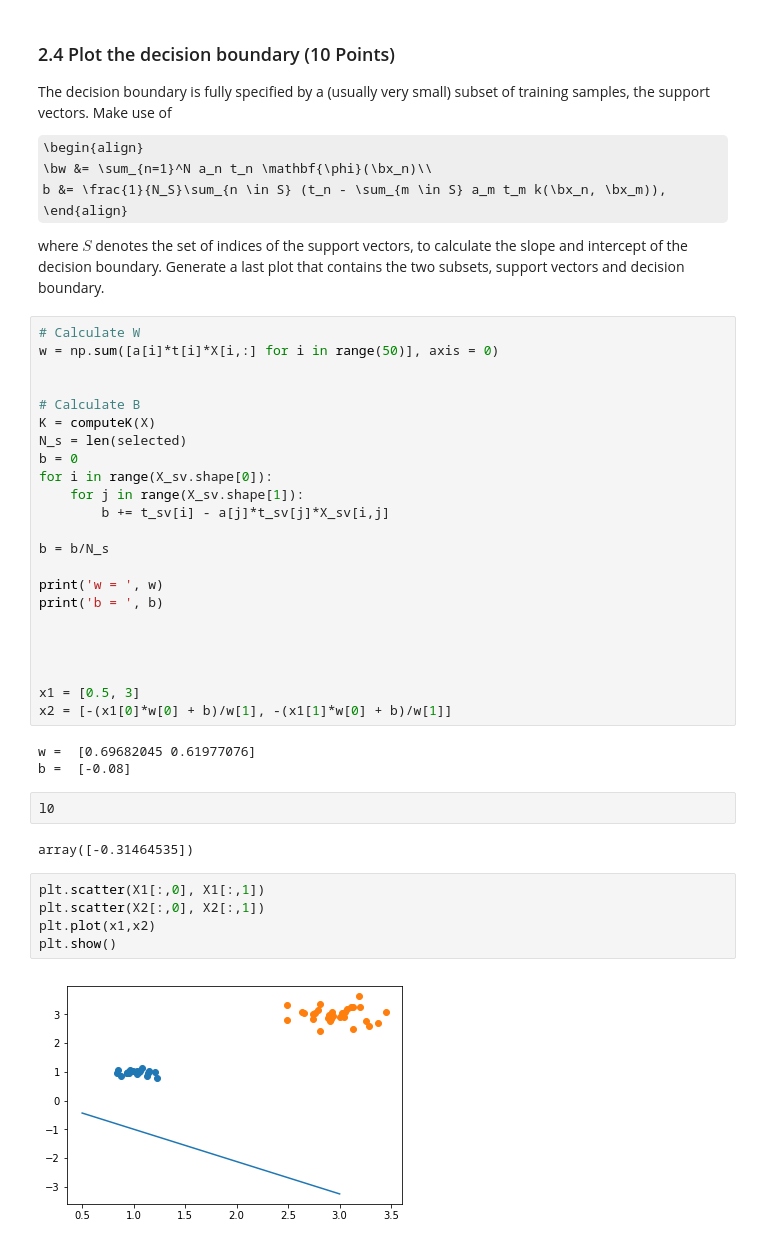
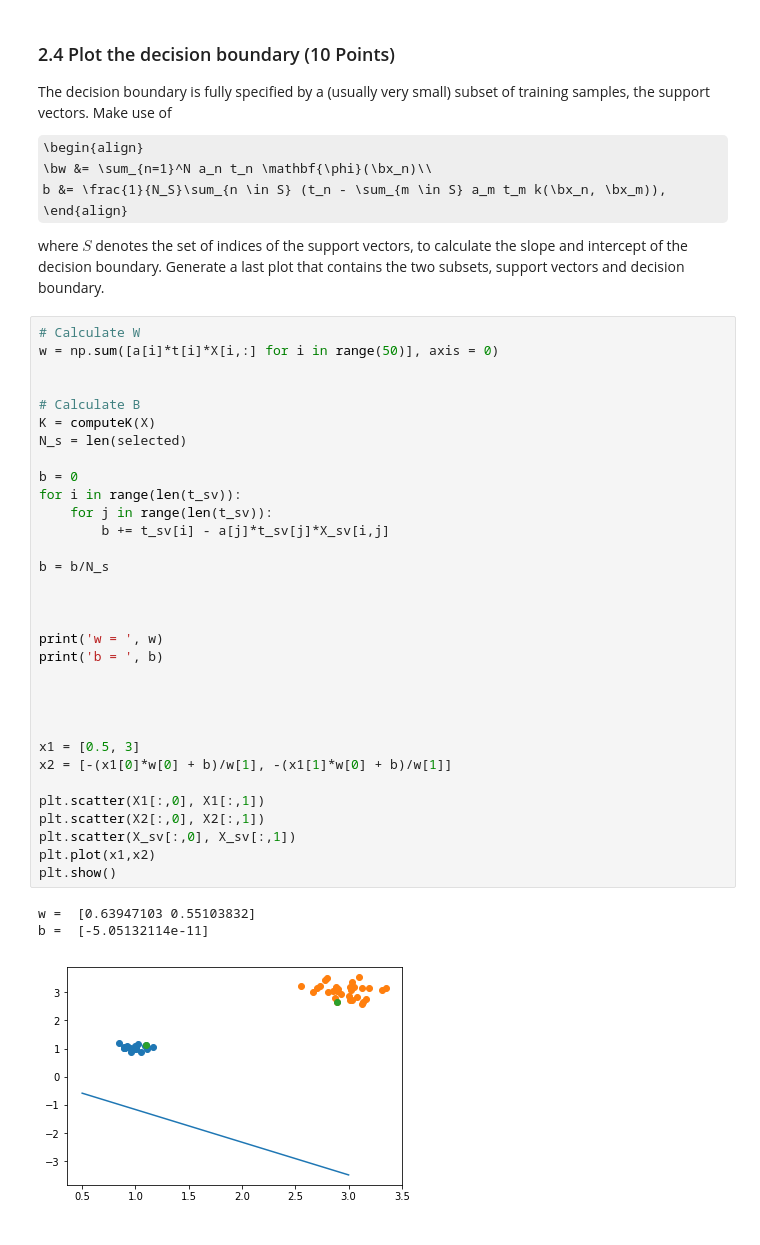
Before and after one commit to OlineRanum/Machine-Learning-1, a Jupyter notebook: Lab2/lab2-1.ipynb, the cells around one changed output. Saved outputs shown, nothing was run; the diff lists cells and outputs as text; some formulas as TeX source.

```diff
--- a/Lab2/lab2-1.ipynb
+++ b/Lab2/lab2-1.ipynb
@@ -549,37 +554,36 @@ where $S$ denotes the set of indices of the support vectors, to calculate the sl
 # %%
 # Calculate W
 w = np.sum([a[i]*t[i]*X[i,:] for i in range(50)], axis = 0)
 
 
 # Calculate B
 K = computeK(X)
 N_s = len(selected)
+
 b = 0
-for i in range(X_sv.shape[0]):
-    for j in range(X_sv.shape[1]):
+for i in range(len(t_sv)):
+    for j in range(len(t_sv)):
         b += t_sv[i] - a[j]*t_sv[j]*X_sv[i,j]
 
 b = b/N_s
+
+
 
 print('w = ', w)
 print('b = ', b)
 
 
 
 
 x1 = [0.5, 3]
 x2 = [-(x1[0]*w[0] + b)/w[1], -(x1[1]*w[0] + b)/w[1]]
+
+plt.scatter(X1[:,0], X1[:,1])
+plt.scatter(X2[:,0], X2[:,1])
+plt.scatter(X_sv[:,0], X_sv[:,1])
+plt.plot(x1,x2)
+plt.show()
 # %% [output]
-w =  [0.69682045 0.61977076]
-b =  [-0.08]
+w =  [0.63947103 0.55103832]
+b =  [-5.05132114e-11]
+[figure, added]
-# %%
-l0
-# %% [output]
-array([-0.31464535])
-# %%
-plt.scatter(X1[:,0], X1[:,1])
-plt.scatter(X2[:,0], X2[:,1])
-plt.plot(x1,x2)
-plt.show()
-# %% [output]
-[figure, removed]
```
Also changed, not shown: parts of 4 cells of this notebook.
